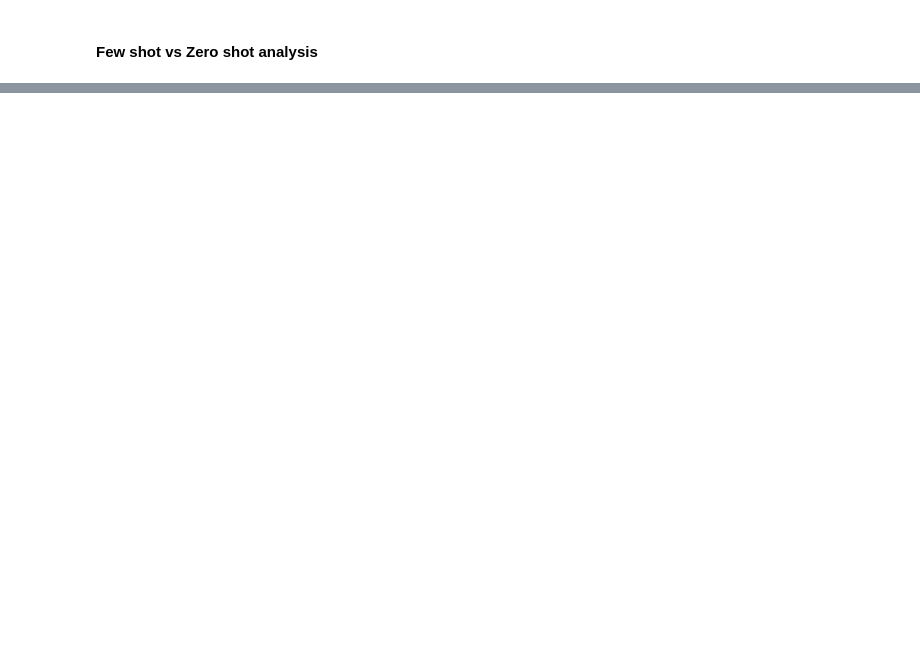
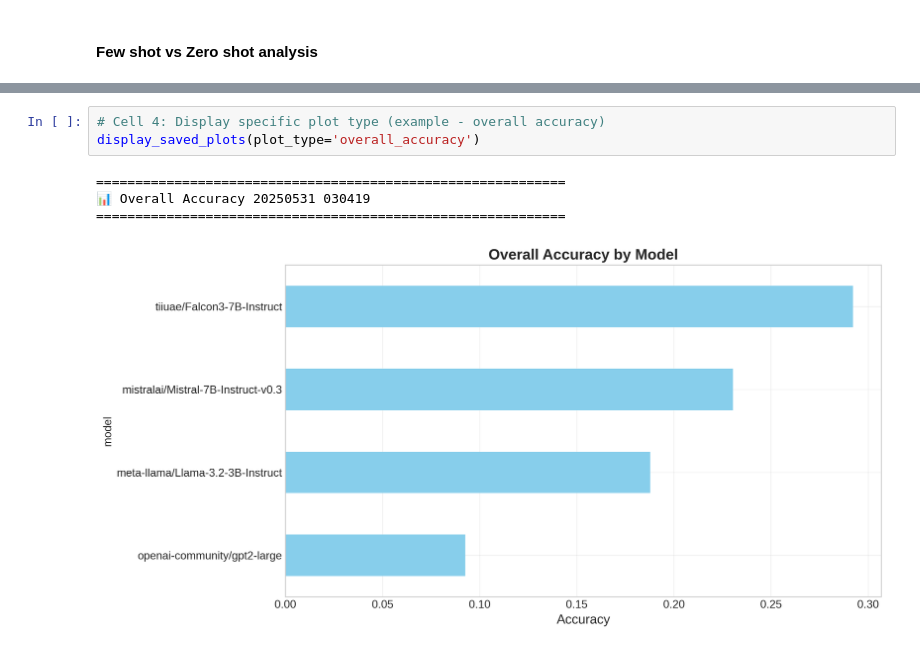
Before and after one commit to AishwaryaHB/counting-task-llm-benchmark, a Jupyter notebook: benchmarking-llms-word-counting.ipynb, the cells around one changed output, grey strips where cells are left out. Cells and saved outputs as stored; diff of their text form; blank space fills up the shorter version.

```diff
--- a/benchmarking-llms-word-counting.ipynb
+++ b/benchmarking-llms-word-counting.ipynb
@@ -587,0 +803,8 @@ To run the evaluation:
+# %%
+# Cell 4: Display specific plot type (example - overall accuracy)
+display_saved_plots(plot_type='overall_accuracy')
+# %% [output]
+============================================================
+📊 Overall Accuracy 20250531 030419
+============================================================
+[figure, added]
```
Also changed, not shown: parts of 15 cells of this notebook.
